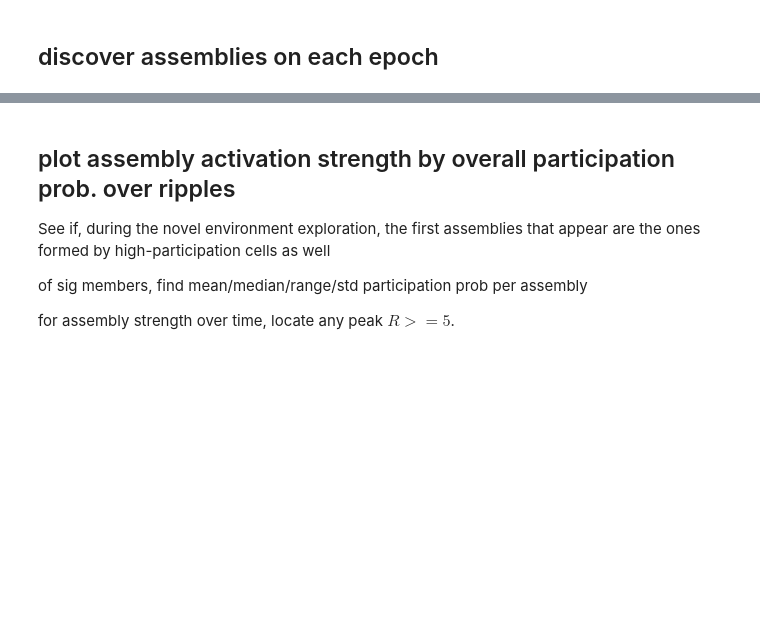
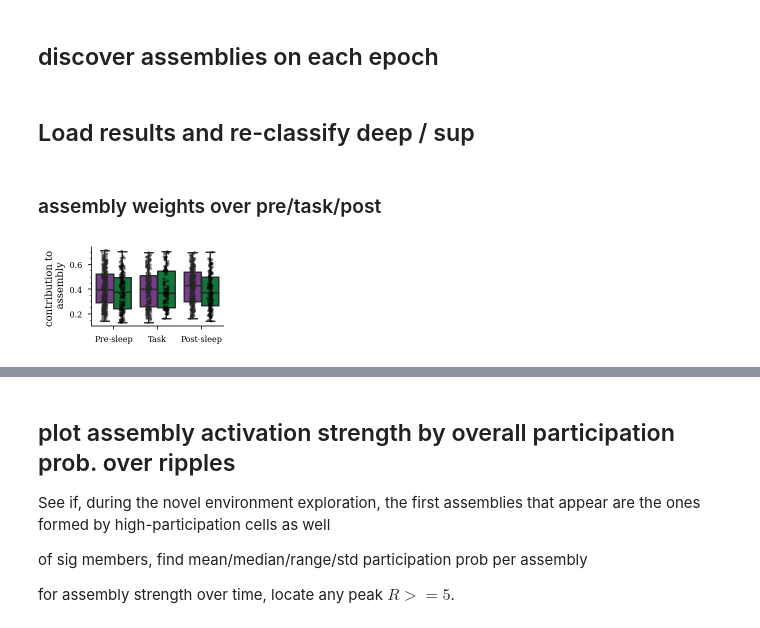
Before and after one commit to ryanharvey1/ripple_heterogeneity, a Jupyter notebook: python/notebooks/assembly_pre_task_post.ipynb, the cells around one changed output, grey strips where cells are left out. Cells and saved outputs as stored; diff of their text form; code cells hidden in the pictures; blank space fills up the shorter version.

```diff
--- a/python/notebooks/assembly_pre_task_post.ipynb
+++ b/python/notebooks/assembly_pre_task_post.ipynb
@@ -37,3 +39,11 @@ from tqdm import tqdm
+# %%
+%matplotlib inline
+
+%config InlineBackend.figure_format = 'retina'
+
+fig_save_path = r'Z:\home\ryanh\projects\ripple_heterogeneity\figures\panels'
+
+functions.set_plotting_defaults()
 # %% [markdown]
 ## Make pre/task/post assembly activation strength for novel sessions
 # %%
@@ -72,0 +82,2 @@ assembly_individual_epochs.assembly_run(df,save_path,parallel=True)
+# %% [markdown]
+## Load results and re-classify deep / sup
@@ -72,0 +94,50 @@ assembly_individual_epochs.assembly_run(df,save_path,parallel=True)
+# %% [markdown]
+### assembly weights over pre/task/post
+# %%
+df.loc[df.epoch_n == 0,"epoch_name"] = "Pre-sleep"
+df.loc[df.epoch_n == 1,"epoch_name"] = "Task"
+df.loc[df.epoch_n == 2,"epoch_name"] = "Post-sleep"
+# %%
+group_colors = {"Deep": "#7b3294", "Superficial": "#008837"}
+sns.set_palette(sns.color_palette(group_colors.values()))
+
+df['weights_abs'] = df.weights.abs()
+
+w, h = functions.set_size("thesis", fraction=0.4, subplots=(1.5, 1))
+fig, ax = plt.subplots(figsize=(w, h / 1.5), edgecolor=None)
+sns.boxplot(
+    x="epoch_name",
+    y="weights_abs",
+    hue="deepSuperficial",
+    hue_order=group_colors.keys(),
+    data=df[df.membership],
+)
+
+sns.stripplot(
+    x="epoch_name",
+    y="weights_abs",
+    hue="deepSuperficial",
+    hue_order=group_colors.keys(),
+    data=df[df.membership],
+    dodge=True,
+    color="k",
+    alpha=0.5,
+    s=3
+)
+
+ax = plt.gca()
+ax.set_ylabel('contribution to \n assembly')
+ax.set_xlabel('')
+
+# axs.legend(
+#     loc="best", bbox_to_anchor=(1, -0.2, 0.5, 1.2), fontsize="x-small", frameon=False
+# )
+
+ax.yaxis.set_minor_locator(AutoMinorLocator())
+ax.spines["right"].set_visible(False)
+ax.spines["top"].set_visible(False)
+ax.get_legend().remove()
+
+plt.savefig(os.path.join(fig_save_path,'contribution_to_assembly_pre_task_post.svg'),dpi=300,bbox_inches='tight')
+# %% [output]
+[figure, added]
```
Also changed, not shown: parts of 12 cells of this notebook.
